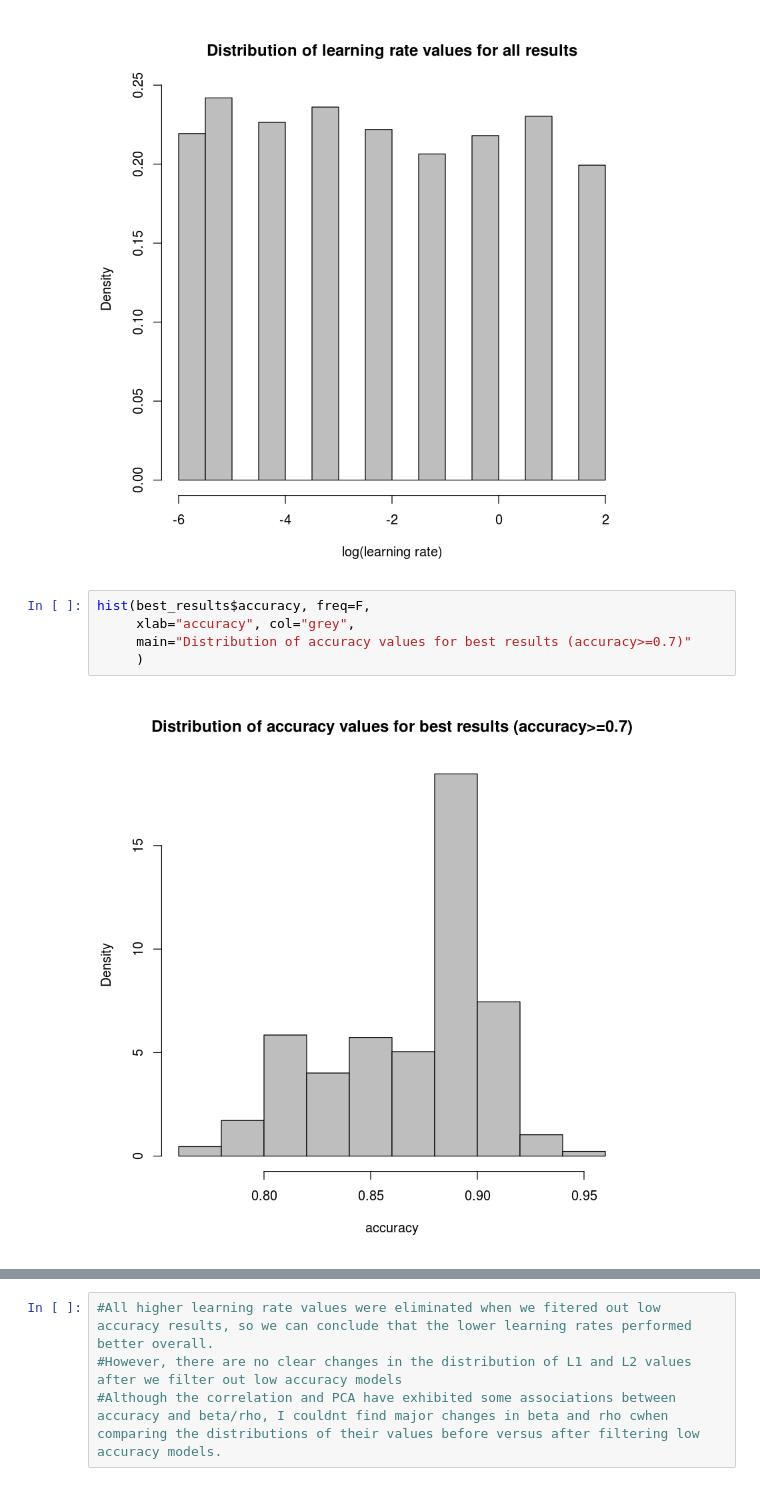
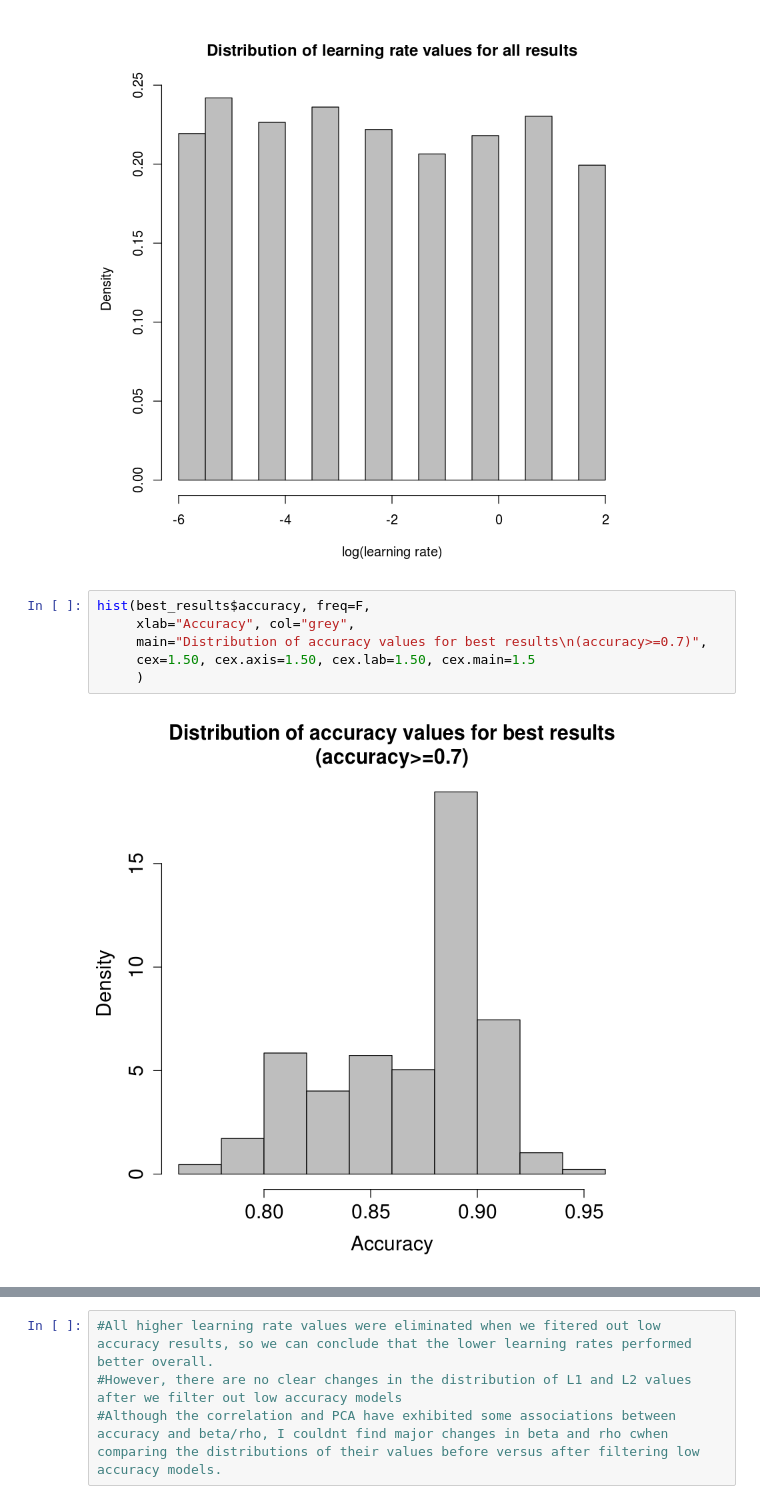
Before and after one commit to TorkamaniLab/Imputation_Autoencoder, a Jupyter notebook: grid_search_summary.ipynb, the cells around one changed output, grey strips where cells are left out. Drawn from its saved outputs; the diff is of its cells as text.

Commit message:
updated font size of last plot

```diff
--- a/grid_search_summary.ipynb
+++ b/grid_search_summary.ipynb
@@ -271,8 +271,9 @@ hist(log10(mydata$LR), freq=F,
 [figure]
 # %%
 hist(best_results$accuracy, freq=F,
-     xlab="accuracy", col="grey",
-     main="Distribution of accuracy values for best results (accuracy>=0.7)"
+     xlab="Accuracy", col="grey",
+     main="Distribution of accuracy values for best results\n(accuracy>=0.7)",
+     cex=1.50, cex.axis=1.50, cex.lab=1.50, cex.main=1.5
      )
 # %% [output]
-[figure, old version]
+[figure, new version]
```
Also changed, not shown: parts of 1 cell of this notebook.
